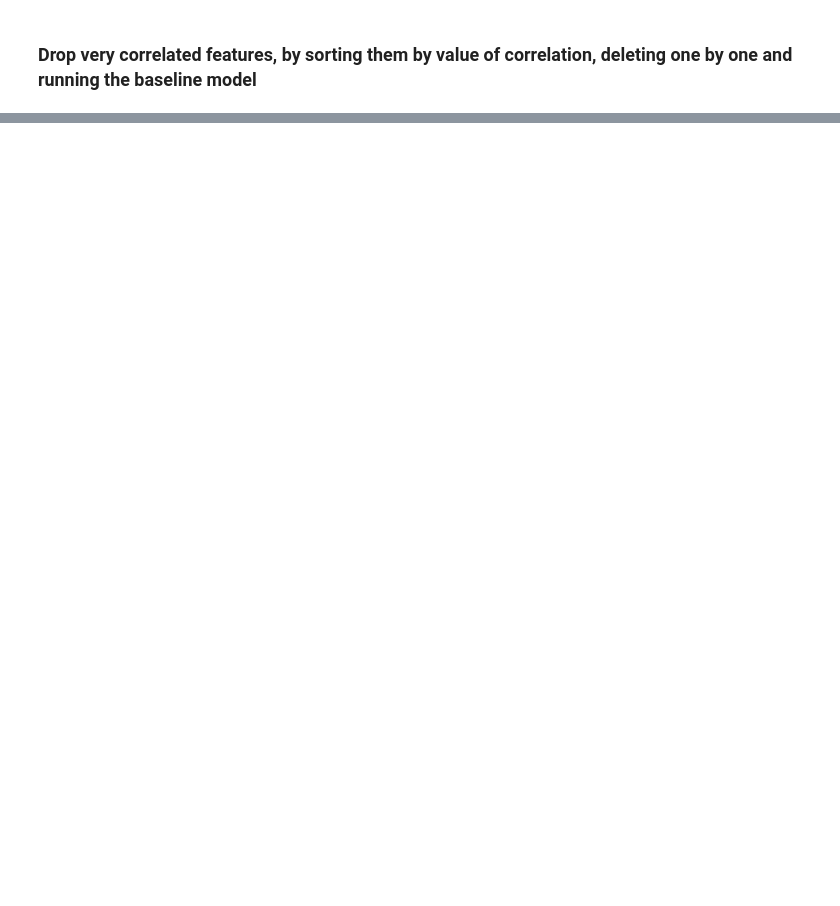
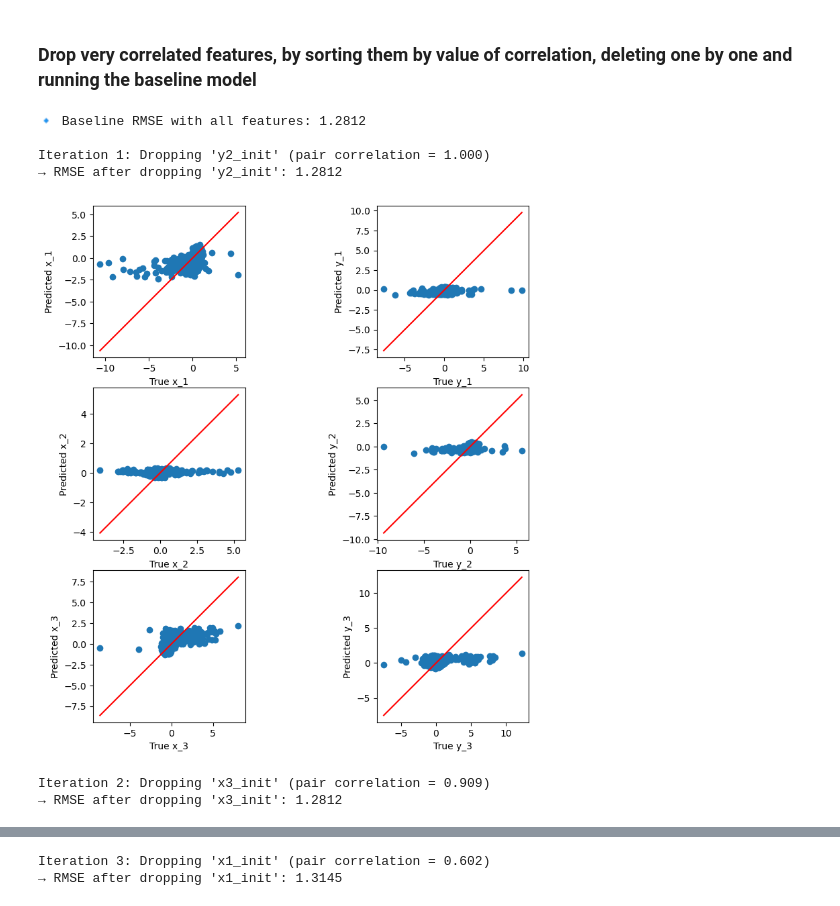
Before and after one commit to MateusCabral-FCT/AA_1-projeto, a Jupyter notebook: code/main_jaime.ipynb, the cells around one changed output, grey strips where cells are left out. Cells and saved outputs as stored; diff of their text form; code cells hidden in the pictures; blank space fills up the shorter version.

```diff
--- a/code/main_jaime.ipynb
+++ b/code/main_jaime.ipynb
@@ -322,27 +281,70 @@ sns.heatmap(corr,annot=False)
 # %% [markdown]
 ### Drop very correlated features, by sorting them by value of correlation, deleting one by one and running the baseline model
 # %%
-# Train-test split
-X_train_scaled, X_test_scaled, y_train, y_test = train_test_split(
-    X_scaled, y_scaled, test_size=0.2, random_state=42
-)
-
-# Fit a baseline model
-scaled_model = LinearRegression()
-scaled_model.fit(X_train_scaled, y_train)
-
-#Plot initial y vs ŷ
-y_pred = scaled_model.predict(X_test_scaled)
-plot_y_yhat(y_test.values, y_pred, plot_title="Initial y vs ŷ")
-
 # Initialize copies and tracking lists
-X_train_scaled_copy = X_train_scaled.copy()
-X_test_scaled_copy = X_test_scaled.copy()
-remaining_features = list(X_train_scaled_copy.columns)
+X_train_copy = X_train.copy()
+X_test_copy = X_test.copy()
+remaining_features = list(X_train_copy.columns)
 
 # Compute baseline RMSE with the already-fitted model
-baseline_rmse = np.sqrt(mean_squared_error(y_test, scaled_model.predict(X_test_scaled_copy[remaining_features])))
+baseline_rmse = np.sqrt(mse)
 rmses = [baseline_rmse]
 dropped_features = []
 
 print(f"\n🔹 Baseline RMSE with all features: {baseline_rmse:.4f}")
+
+
+num_features_to_remove = 3  # number of redundant features to remove
+
+# Iterative redundancy elimination
+for iteration in range(num_features_to_remove):
+    # Correlation matrix of remaining features
+    corr_matrix = X_train_copy[remaining_features].corr().abs()
+    upper = corr_matrix.where(np.triu(np.ones(corr_matrix.shape), k=1).astype(bool))
+
+    # Find most correlated pair
+    max_corr = upper.max().max()
+    if np.isnan(max_corr) or max_corr == 0:
+        print("No more correlations to remove.")
+        break
+
+    pair_idx = np.where(upper == max_corr)
+    f1, f2 = upper.columns[pair_idx[1][0]], upper.index[pair_idx[0][0]]
+
+    # Decide which feature to drop based on correlation with target y
+    f1_corr_y = np.mean([np.abs(np.corrcoef(X_train_copy[f1], y_train[col])[0,1]) for col in y_train.columns])
+    f2_corr_y = np.mean([np.abs(np.corrcoef(X_train_copy[f2], y_train[col])[0,1]) for col in y_train.columns])
+    drop_feature = f1 if f1_corr_y < f2_corr_y else f2
+
+    print(f"\nIteration {iteration+1}: Dropping '{drop_feature}' (pair correlation = {max_corr:.3f})")
+    remaining_features.remove(drop_feature)
+    dropped_features.append(drop_feature)
+
+    # Retrain model without dropped feature
+    newModel = LinearRegression()
+    newModel.fit(X_train_copy[remaining_features], y_train)
+    y_pred = newModel.predict(X_test_copy[remaining_features])
+    rmse = np.sqrt(mean_squared_error(y_test, y_pred))
+    rmses.append(rmse)
+    print(f"→ RMSE after dropping '{drop_feature}': {rmse:.4f}")
+
+    # Plot y vs ŷ
+    plot_y_yhat(y_test.values, y_pred, plot_title=f"After dropping {drop_feature}")
+
+plt.figure(figsize=(8,5))
+plt.plot(range(len(rmses)), rmses, marker='o')
+plt.xlabel("Iteration (Feature Eliminations)")
+plt.ylabel("RMSE")
+plt.title("Model Performance vs Feature Elimination")
+plt.grid(True)
+plt.show()
+print("\nFeatures dropped:", dropped_features)
+print("Remaining features:", remaining_features)
+# %% [output]
+🔹 Baseline RMSE with all features: 1.2812
+
+Iteration 1: Dropping 'y2_init' (pair correlation = 1.000)
+→ RMSE after dropping 'y2_init': 1.2812
+[figure, added]
+Iteration 2: Dropping 'x3_init' (pair correlation = 0.909)
+→ RMSE after dropping 'x3_init': 1.2812
@@ -348,0 +352,2 @@ print(f"\n🔹 Baseline RMSE with all features: {baseline_rmse:.4f}")
+Iteration 3: Dropping 'x1_init' (pair correlation = 0.602)
+→ RMSE after dropping 'x1_init': 1.3145
```
Also changed, not shown: parts of 37 cells of this notebook.
